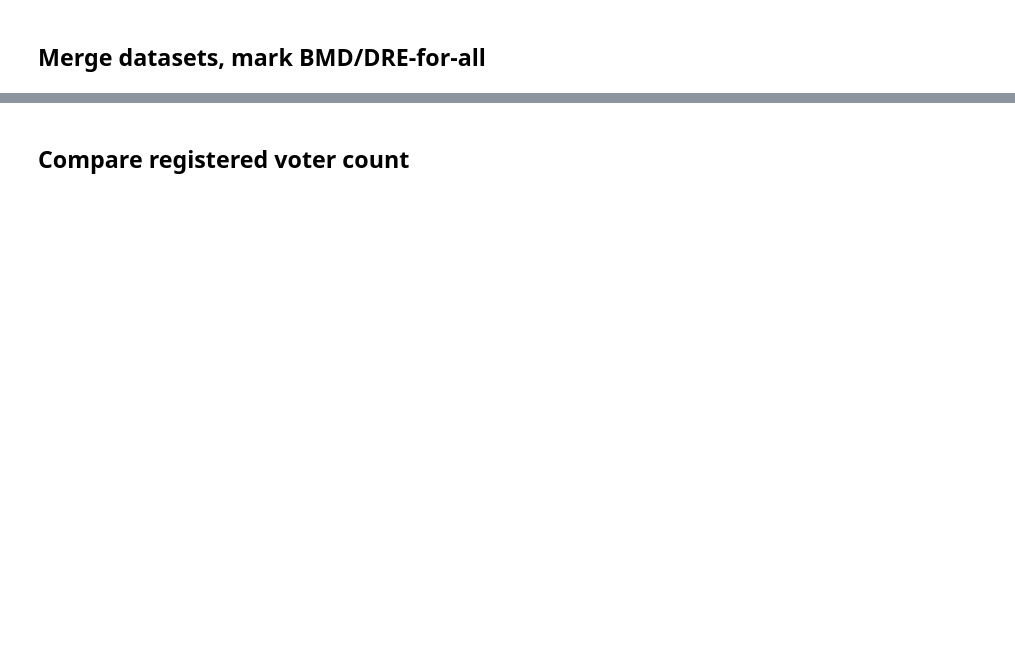
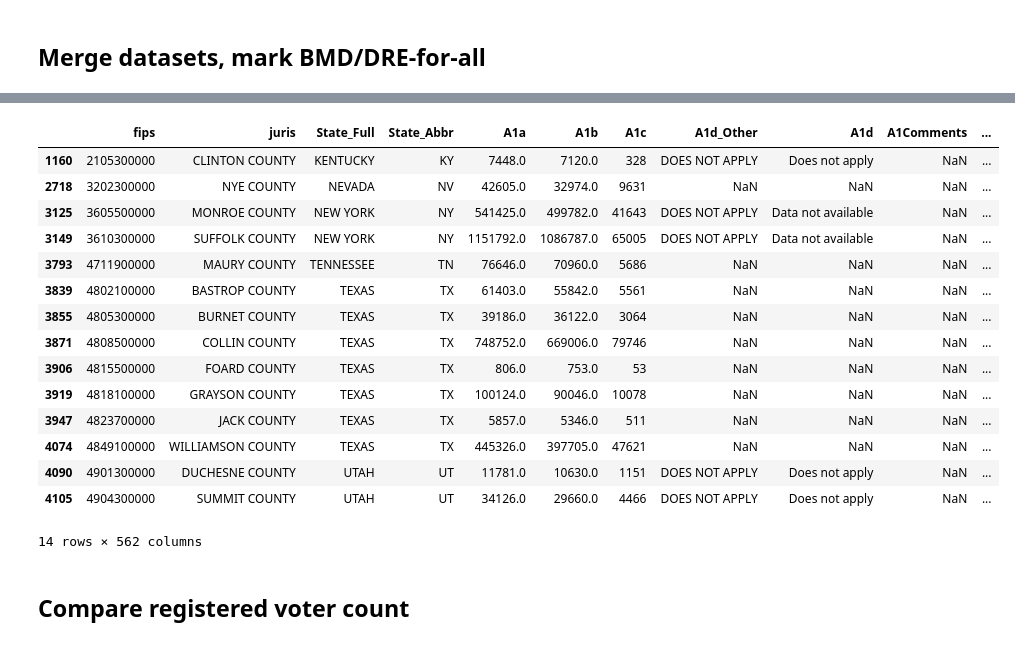
Before and after one commit to Bipartisan-Policy-Center/voting-equipment, a Jupyter notebook: data/merge_eavs_and_vv_data.ipynb, the cells around one changed output, grey strips where cells are left out. Cells and saved outputs as stored; diff of their text form; code cells hidden in the pictures; blank space fills up the shorter version.

```diff
--- a/data/merge_eavs_and_vv_data.ipynb
+++ b/data/merge_eavs_and_vv_data.ipynb
@@ -112,6 +126,27 @@ eavs.loc[eavs['bmd_for_all'] | eavs['dre_for_all'], 'bmd_or_dre_for_all'] = True
 # %%
 eavs['A1a'] = pd.to_numeric(eavs['A1a'], errors='coerce')
 eavs['A1b'] = pd.to_numeric(eavs['A1b'], errors='coerce')
+# %%
+eavs[eavs['bmd_or_dre_for_all_24']!=eavs['bmd_or_dre_for_all_26']]
+
+# wow, only 14 counties switched status between 2024 and 2026.
+# %% [output]
+|  | fips | juris | State_Full | State_Abbr | A1a | A1b | A1c | A1d_Other | A1d | A1Comments | ... |
+| 1160 | 2105300000 | CLINTON COUNTY | KENTUCKY | KY | 7448.0 | 7120.0 | 328 | DOES NOT APPLY | Does not apply | NaN | ... |
+| 2718 | 3202300000 | NYE COUNTY | NEVADA | NV | 42605.0 | 32974.0 | 9631 | NaN | NaN | NaN | ... |
+| 3125 | 3605500000 | MONROE COUNTY | NEW YORK | NY | 541425.0 | 499782.0 | 41643 | DOES NOT APPLY | Data not available | NaN | ... |
+| 3149 | 3610300000 | SUFFOLK COUNTY | NEW YORK | NY | 1151792.0 | 1086787.0 | 65005 | DOES NOT APPLY | Data not available | NaN | ... |
+| 3793 | 4711900000 | MAURY COUNTY | TENNESSEE | TN | 76646.0 | 70960.0 | 5686 | NaN | NaN | NaN | ... |
+| 3839 | 4802100000 | BASTROP COUNTY | TEXAS | TX | 61403.0 | 55842.0 | 5561 | NaN | NaN | NaN | ... |
+| 3855 | 4805300000 | BURNET COUNTY | TEXAS | TX | 39186.0 | 36122.0 | 3064 | NaN | NaN | NaN | ... |
+| 3871 | 4808500000 | COLLIN COUNTY | TEXAS | TX | 748752.0 | 669006.0 | 79746 | NaN | NaN | NaN | ... |
+| 3906 | 4815500000 | FOARD COUNTY | TEXAS | TX | 806.0 | 753.0 | 53 | NaN | NaN | NaN | ... |
+| 3919 | 4818100000 | GRAYSON COUNTY | TEXAS | TX | 100124.0 | 90046.0 | 10078 | NaN | NaN | NaN | ... |
+| 3947 | 4823700000 | JACK COUNTY | TEXAS | TX | 5857.0 | 5346.0 | 511 | NaN | NaN | NaN | ... |
+| 4074 | 4849100000 | WILLIAMSON COUNTY | TEXAS | TX | 445326.0 | 397705.0 | 47621 | NaN | NaN | NaN | ... |
+| 4090 | 4901300000 | DUCHESNE COUNTY | UTAH | UT | 11781.0 | 10630.0 | 1151 | DOES NOT APPLY | Does not apply | NaN | ... |
+| 4105 | 4904300000 | SUMMIT COUNTY | UTAH | UT | 34126.0 | 29660.0 | 4466 | DOES NOT APPLY | Does not apply | NaN | ... |
+14 rows × 562 columns
 # %% [markdown]
 ## Compare registered voter count
 # %%
```
Also changed, not shown: parts of 9 cells of this notebook, 27 other files.
